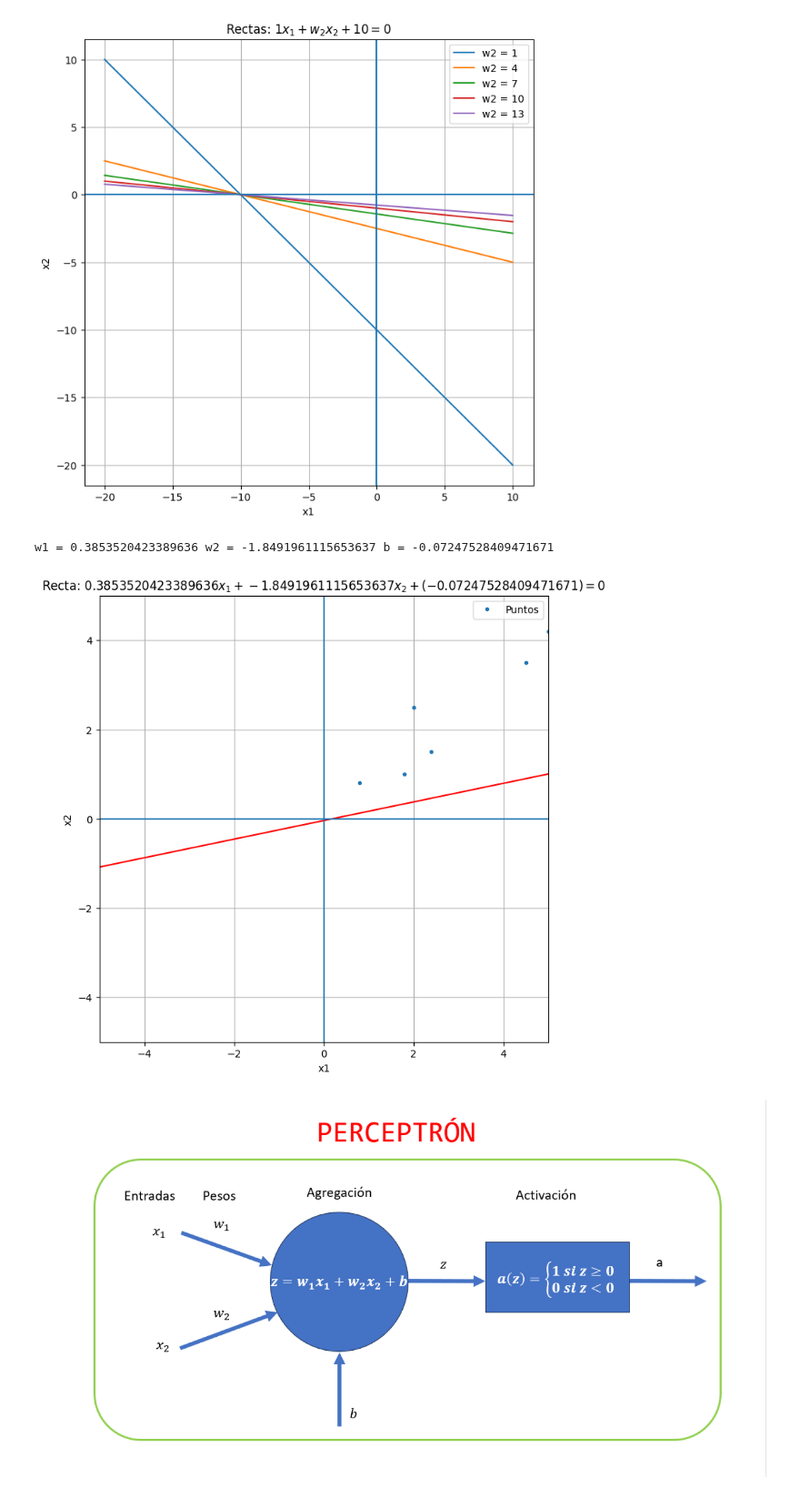
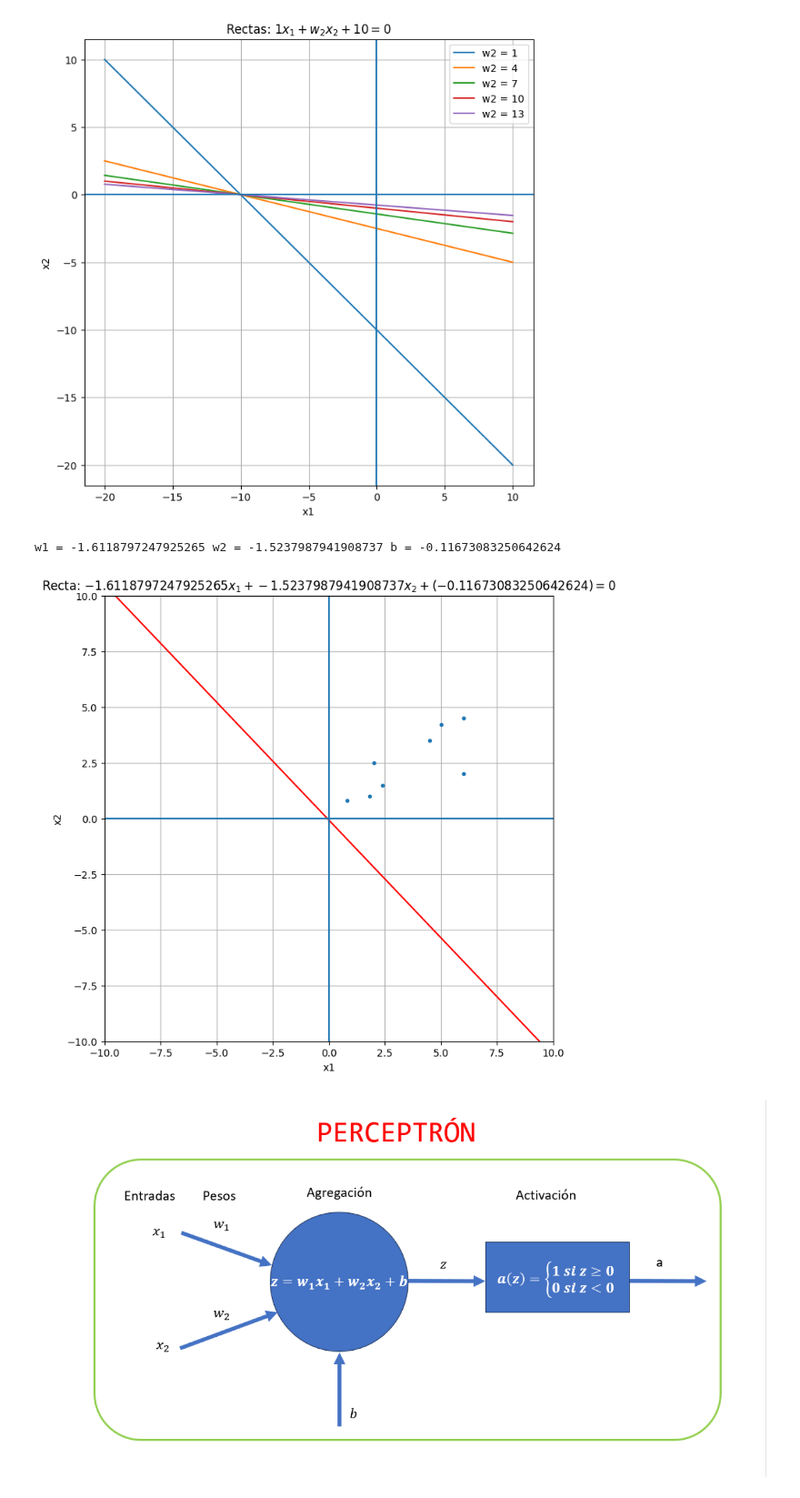
Before and after one commit to JavierPeraltaAzagra/Big-Data-e-IA, a Jupyter notebook: Sistemas de aprendizaje automático/RA4/perceptron.ipynb, the cells around one changed output. Shown at 91% size. Drawn from its saved outputs; the diff is of its cells as text; code cells hidden in the pictures.

```diff
--- a/Sistemas de aprendizaje automático/RA4/perceptron.ipynb
+++ b/Sistemas de aprendizaje automático/RA4/perceptron.ipynb
@@ -445,7 +445,9 @@ def activacion(z):
     return 1 if z >= 0.0 else 0
 # %%
 #Ejercicio
+#-------------------------------------------------------------------------------------------------
 #Encontrar la recta (los valores w1, w2 -llamados pesos- y b) que separe los grupos de puntos dados
+#--------------------------------------------------------------------------------------------------
 import numpy as np
 import matplotlib.pyplot as plt
 
@@ -481,38 +483,51 @@ def encontrar_recta_separa_grupos(X, w1, w2, b):
     # Dibujamos la recta usando matplotlib
     plt.plot(x1, x2, color="red")
 
     # Dibujamos los ejes coordenados
     plt.axhline(0)   # eje x1
     plt.axvline(0)   # eje x2
 
     # Leyendas
     plt.xlabel("x1")
     plt.ylabel("x2")
     plt.title(
         f'Recta: ${w1}x_1 + {w2}x_2 + ({b}) = 0$'
     )
     #plt.title(r"Gráfica recta $w_1 x_1 + w_2 x_2 + b = 0$")
     plt.grid(True)
 
-    plt.legend() # mostramos la leyenda que identifica cada grupo
+
     # Mostramos la figura en pantalla
-    plt.xlim(-5, 5) # definimos rango del eje x
-    plt.ylim(-5, 5) # definimos rango del eje y
+    plt.xlim(-10, 10) # definimos rango del eje x
+    plt.ylim(-10, 10) # definimos rango del eje y
     plt.show()
 
 # valores inciales (aleatorios) de w1, w2 y b
 import random
 
 w1 = random.uniform(-2, 2)
 w2 = random.uniform(-2, 2)
 b  = random.uniform(-1, 1)
 
 print("w1 =", w1, "w2 =", w2, "b =", b)
 
 encontrar_recta_separa_grupos(X, w1, w2, b)
+
+X = [
+    [0.8, 0.8],
+    [1.8, 1.0],
+    [2.0, 2.5],
+    [2.4, 1.5],
+    [4.5, 3.5],
+    [5.0, 4.2],
+    [6.0, 4.5],
+    [6.0, 2.0]
+]
+
+y = [0, 0, 0, 0, 1, 1, 1, 1]
 # %% [output]
-w1 = 0.3853520423389636 w2 = -1.8491961115653637 b = -0.07247528409471671
+w1 = -1.6118797247925265 w2 = -1.5237987941908737 b = -0.11673083250642624
-[figure, old version]
+[figure, new version]
 # %%
 import requests
 from PIL import Image
```
Also changed, not shown: parts of 66 cells of this notebook, 1 other file.
